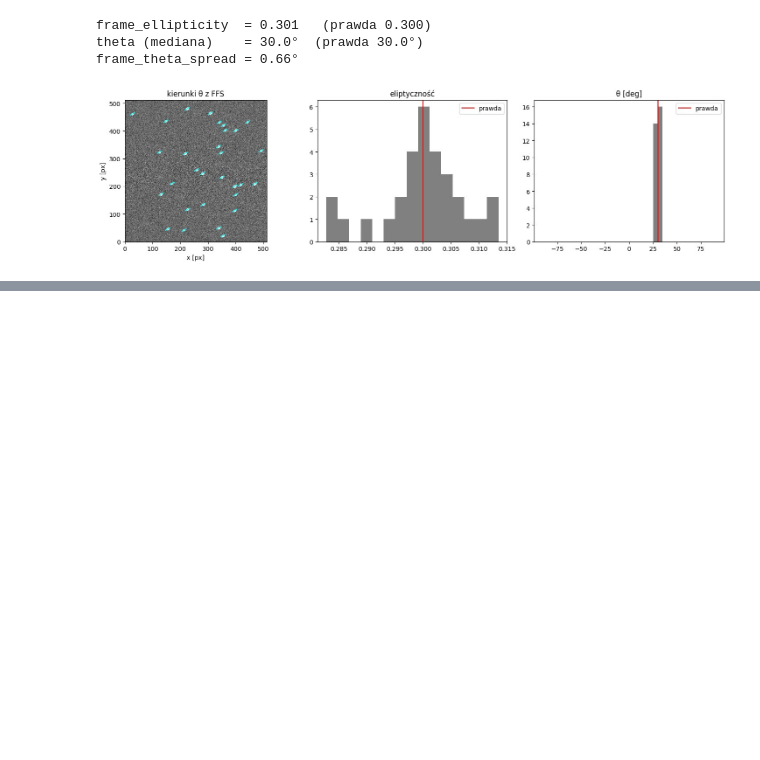
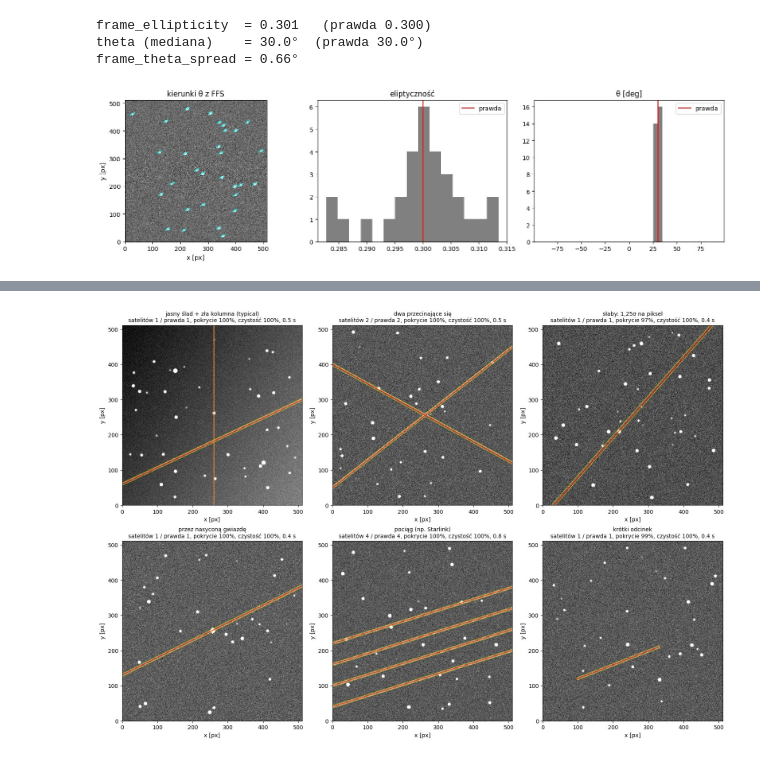
Before and after one commit to araucaria-project/pyaraucaria, a Jupyter notebook: examples/ffs_tests.ipynb, the cells around one changed output, grey strips where cells are left out. Cells and saved outputs as stored; diff of their text form; code cells hidden in the pictures; blank space fills up the shorter version.

Commit message:
ffs line detection

```diff
--- a/examples/ffs_tests.ipynb
+++ b/examples/ffs_tests.ipynb
@@ -154,20 +147,0 @@ frame_theta_spread = 0.66°
-# %%
-def line_xy(rho, theta, length):
-    c, s = np.cos(theta), np.sin(theta)
-    x0, y0 = rho * c, rho * s
-    return np.array([x0 - length * s, x0 + length * s]), np.array([y0 + length * c, y0 - length * c])
-
-
-syn = ffs_synth.scenario("typical")
-fs = FFS(syn.image); fs.mk_stats(); fs.find_lines()
-
-fig, axes = plt.subplots(1, 2, figsize=(13, 6))
-show(syn.image, axes[0], f"syntetyczna: {len(fs.lines_val)} linii, najsilniejsza na czerwono")
-for i, (r, t) in enumerate(zip(fs.lines_rho, fs.lines_theta)):
-    xs, ys = line_xy(r, t, 2000)
-    axes[0].plot(xs, ys, color="tab:red" if i == 0 else "tab:orange", lw=1.5 if i == 0 else 0.5,
-                 alpha=1 if i == 0 else 0.6)
-axes[0].set_xlim(0, 511); axes[0].set_ylim(0, 511)
-axes[1].imshow(fs.maska, origin="lower", cmap="gray_r", interpolation="nearest")
-axes[1].set_title("ffs.maska (wejście do Hougha)")
-plt.tight_layout()
@@ -175,0 +155,52 @@ plt.tight_layout()
+# %%
+import time
+from collections import Counter
+
+from scipy.ndimage import binary_dilation, gaussian_filter
+from pyaraucaria.satellites import find_satellites
+
+KIND_COLORS = {"satellite": "red", "column": "tab:orange", "row": "tab:orange", "pattern": "cyan"}
+
+
+def trail(x0, y0, x1, y1, flux, width=2.5):
+    return dict(x0=x0, y0=y0, x1=x1, y1=y1, flux=flux, width=width)
+
+
+sf = ffs_synth.star_field
+mk = ffs_synth.make_frame
+gallery = {
+    "jasny ślad + zła kolumna (typical)": (ffs_synth.scenario("typical"), 45000),
+    "dwa przecinające się": (mk(stars=sf(n=30, seed=17), sky=1000, seed=18,
+                               lines=[trail(0, 50, 511, 450, 200), trail(0, 400, 511, 120, 120)]), None),
+    "słaby: 1,25σ na piksel": (mk(stars=sf(n=40, seed=13), sky=1000, seed=14,
+                                  lines=[trail(30, 0, 480, 511, 40, width=3.0)]), None),
+    "przez nasyconą gwiazdę": (mk(stars=sf(n=30, seed=19) + [dict(x=256.4, y=256.2, flux=4e6)],
+                                  sky=1000, saturation=45000, seed=20,
+                                  lines=[trail(0, 130, 511, 383, 150)]), 45000),
+    "pociąg (np. Starlink)": (mk(stars=sf(n=30, seed=31), sky=1000, seed=32,
+                                lines=[trail(0, 40 + 60 * i, 511, 200 + 60 * i, 250) for i in range(4)]), None),
+    "krótki odcinek": (mk(stars=sf(n=30, seed=15), sky=1000, seed=16,
+                          lines=[trail(100, 120, 330, 210, 150)]), None),
+}
+
+results = {}
+fig, axes = plt.subplots(2, 3, figsize=(16, 11))
+for ax, (name, (frame, saturation)) in zip(axes.ravel(), gallery.items()):
+    t0 = time.time()
+    table, mask = find_satellites(frame.image, saturation=saturation)
+    elapsed = time.time() - t0
+    results[name] = (frame, table, mask)
+    truth = frame.truth["mask_line"]
+    cover = (mask & truth).sum() / max(truth.sum(), 1)
+    pure = (mask & binary_dilation(truth, iterations=3)).sum() / max(mask.sum(), 1)
+    show(frame.image, ax)
+    ax.contour(truth, levels=[0.5], colors="yellow", linewidths=0.6)
+    for r in table:
+        ax.plot([r["x0"], r["x1"]], [r["y0"], r["y1"]], color=KIND_COLORS[r["kind"]], lw=1.2, alpha=0.9)
+    n_sat = int(np.sum(table["kind"] == "satellite"))
+    ax.set_title(f"{name}\nsatelitów {n_sat} / prawda {len(frame.truth['lines'])}, "
+                 f"pokrycie {cover:.0%}, czystość {pure:.0%}, {elapsed:.1f} s", fontsize=10)
+    ax.set_xlim(0, 511); ax.set_ylim(0, 511)
+plt.tight_layout()
+# %% [output]
+[figure, added]
```
Also changed, not shown: parts of 12 cells of this notebook, 9 other files.
